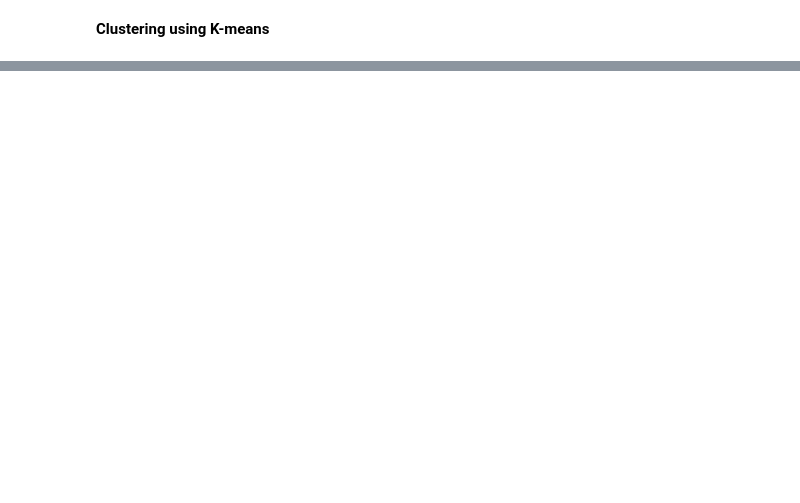
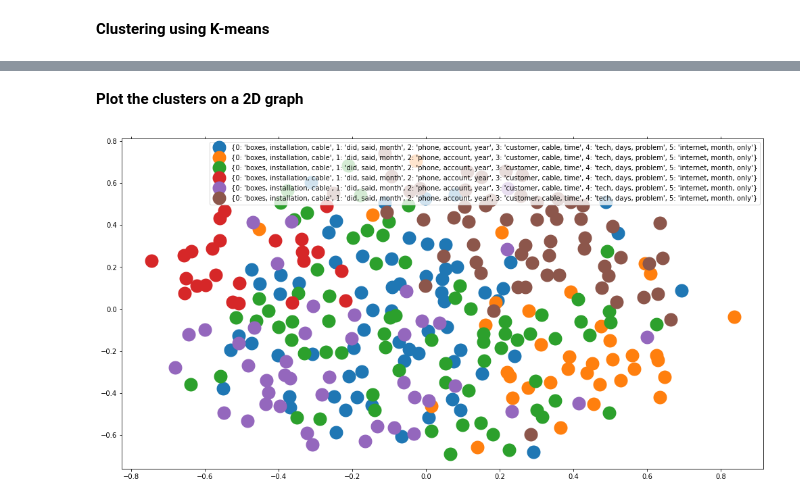
Before and after one commit to AleksandrMorozov123/My-self-educate, a Jupyter notebook: natural-language-processing.ipynb, the cells around one changed output, grey strips where cells are left out. Cells and saved outputs as stored; diff of their text form; code cells hidden in the pictures; blank space fills up the shorter version.

```diff
--- a/natural-language-processing.ipynb
+++ b/natural-language-processing.ipynb
@@ -1434,0 +1473,41 @@ Name: cluster, dtype: int64
+# %% [markdown]
+**Plot the clusters on a 2D graph**
+# %%
+# similarity
+similarity_distance = 1 - cosine_similarity (tfidf_matrix)
+
+# convert two components as I'm plotting points in a two-dimensional plane
+mds = MDS (n_components = 2, dissimilarity = 'precomputed', random_state = 1)
+pos = mds.fit_transform (similarity_distance)
+xs, ys = pos [:, 0], pos [:, 1]
+
+# set up colors per clusters using a dict
+clusters_colors = {0: '#1b9e77', 1: '#d95f020', 2: '#7570b3', 3: '#e7298a', 4: '#66a61e', 5: '#S2691E'}
+
+# set up cluster names using a dict
+cluster_names = {0: 'boxes, installation, cable',
+                 1: 'did, said, month',
+                 2: 'phone, account, year',
+                 3: 'customer, cable, time',
+                 4: 'tech, days, problem',
+                 5: 'internet, month, only'}
+
+# finally plot it
+%matplotlib inline
+
+# create data frame that has the result of the MDS and the cluster
+df = pd.DataFrame (dict (x = xs, y = ys, label = clusters))
+groups = df.groupby ('label')
+
+# set up plot
+fig, ax = plt.subplots(figsize = (17, 9))
+for name, group in groups:
+    ax.plot (group.x, group.y, marker = 'o', linestyle = "", ms = 20,
+            label = cluster_names, mec = 'none')
+ax.set_aspect ('auto')
+ax.tick_params (axis = 'x', which = 'both', bottom = 'off', top = 'off', labelbottom = 'off')
+ax.tick_params (axis = 'y', which = 'both', left = 'off', top = 'off', labelleft = 'off')
+ax.legend (numpoints = 1)
+plt.show ()
+# %% [output]
+[figure, added]
```
Also changed, not shown: parts of 19 cells of this notebook.
